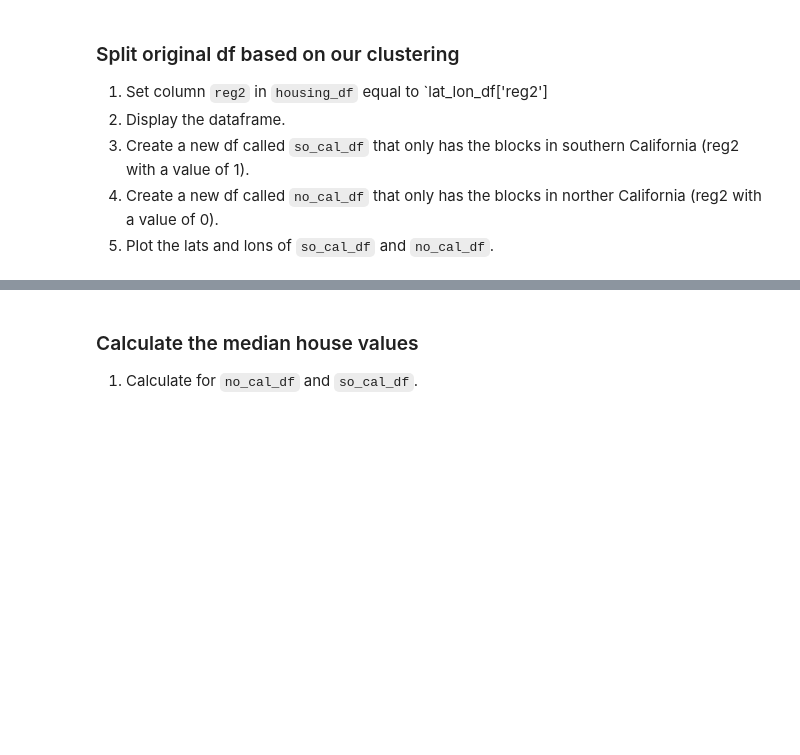
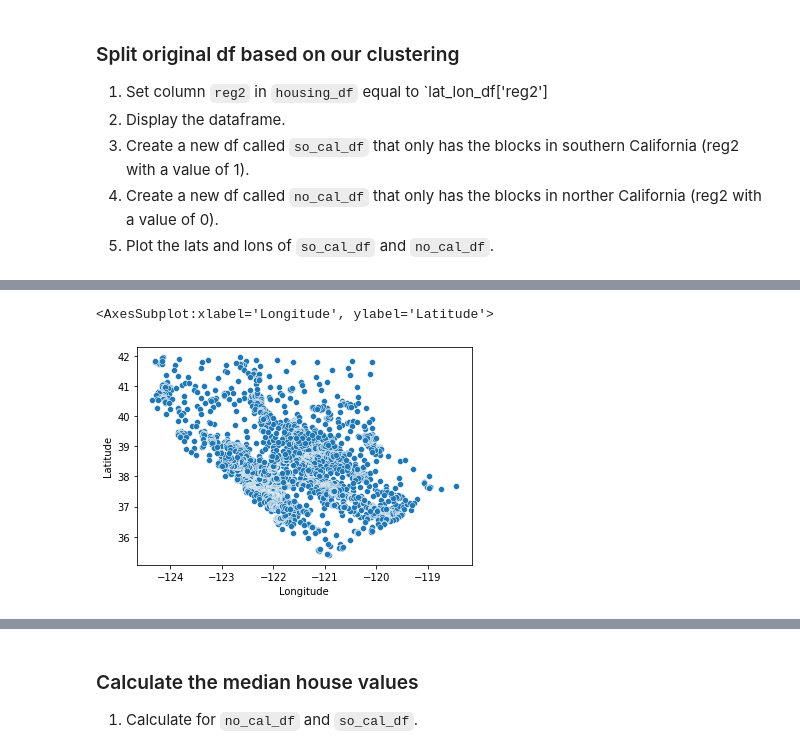
Before and after one commit to abielhammonds/week_17_homework, a Jupyter notebook: cal_housing_hw.ipynb, the cells around one changed output, grey strips where cells are left out. Saved outputs shown, nothing was run; the diff lists cells and outputs as text; code cells hidden in the pictures; blank space fills up the shorter version.

```diff
--- a/cal_housing_hw.ipynb
+++ b/cal_housing_hw.ipynb
@@ -272,0 +296,5 @@ See the caveats in the documentation: https://pandas.pydata.org/pandas-docs/stab
+# %%
+#Set column clust2 in housing_df equal to `lat_lon_df['clust2']
+#Display the dataframe
+housing_df['clust2'] = lat_lon_df['clust2']
+housing_df.head()
@@ -272,0 +308,9 @@ See the caveats in the documentation: https://pandas.pydata.org/pandas-docs/stab
+# %%
+#Create a new df called so_cal_df that only has the blocks in southern California (clust2 with a value of 1)
+so_cal_df = housing_df[housing_df['clust2']==1]
+# %%
+#Plot the lats and lons of so_cal_df and no_cal_df
+sns.scatterplot(x=so_cal_df['Longitude'],y=so_cal_df['Latitude'],data=so_cal_df)
+# %% [output]
+<AxesSubplot:xlabel='Longitude', ylabel='Latitude'>
+[figure, added]
```
Also changed, not shown: parts of 33 cells of this notebook.
